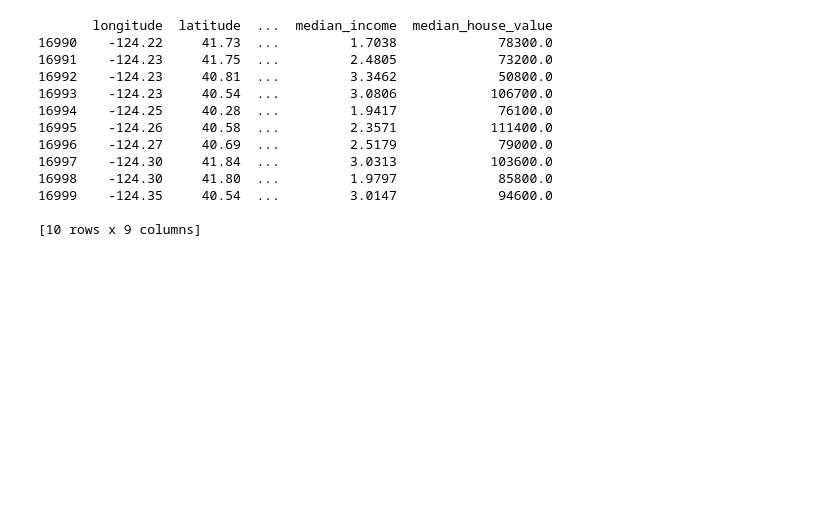
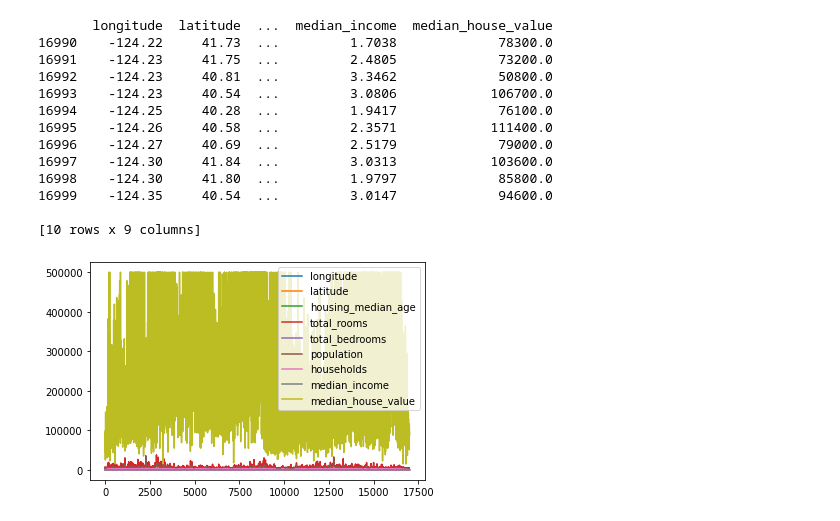
Before and after one commit to Dhruvi0901/Machine-Learning, a Jupyter notebook: ML_Practicals.ipynb, the cells around one changed output. Cells and saved outputs as stored; diff of their text form; code cells hidden in the pictures; blank space fills up the shorter version.

```diff
--- a/ML_Practicals.ipynb
+++ b/ML_Practicals.ipynb
@@ -81,8 +81,10 @@ print(ds.tail(10))
 # %%
 import pandas as pd
 import matplotlib.pyplot as plt
 
 ds = pd.read_csv('/content/sample_data/Dataset.csv')
 
-ds.plt()
+ds.plot()
 plt.show()
+# %% [output]
+[figure, added]
```
